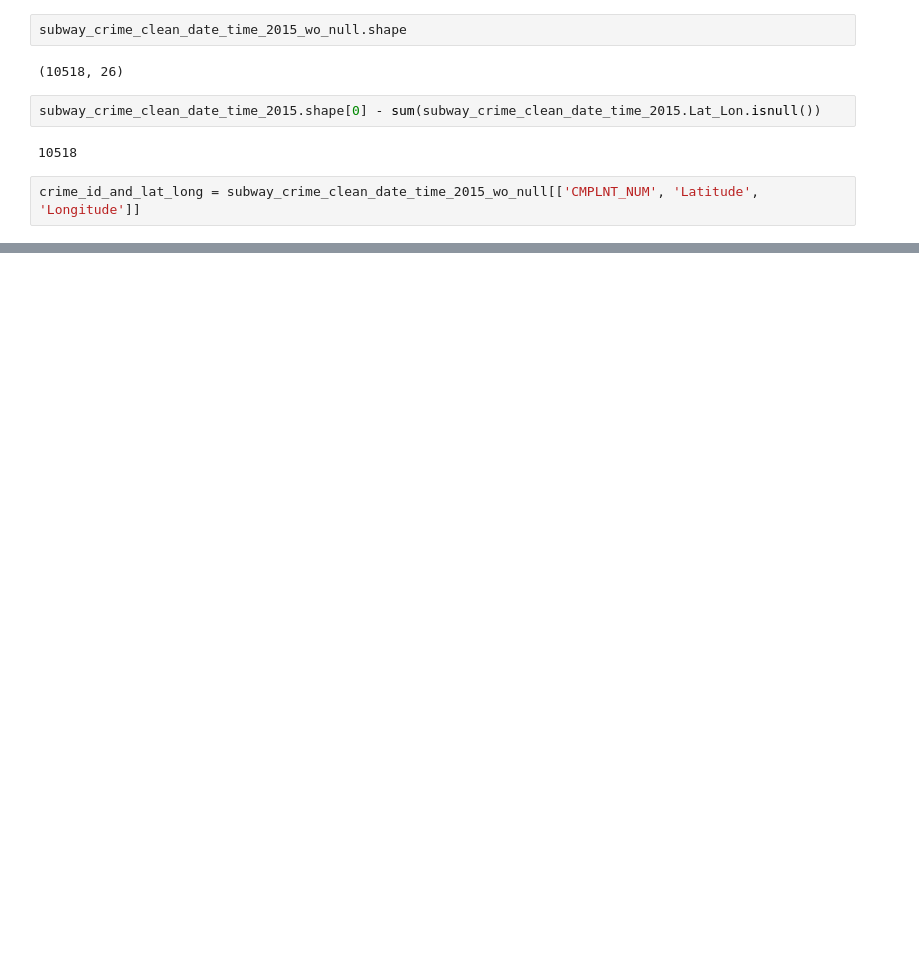
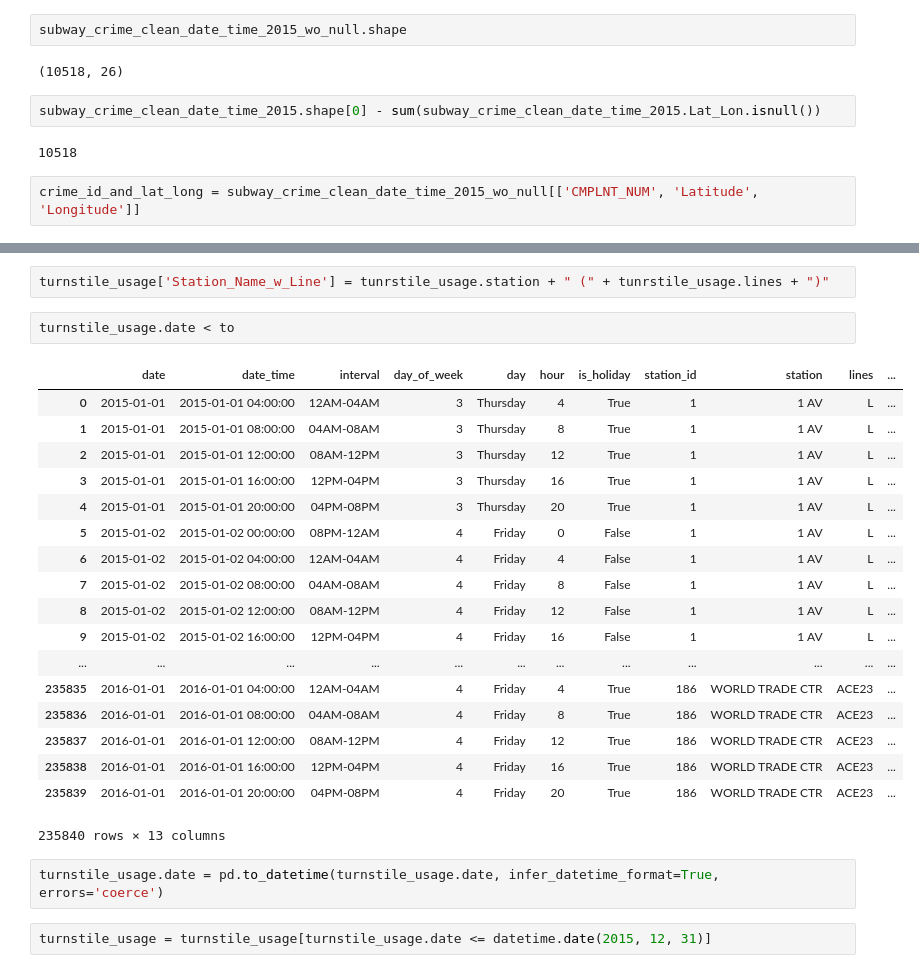
Before and after one commit to hw2312/fourcharsunder, a Jupyter notebook: crime/crime.ipynb, the cells around one changed output, grey strips where cells are left out. Cells and saved outputs as stored; diff of their text form; blank space fills up the shorter version.

```diff
--- a/crime/crime.ipynb
+++ b/crime/crime.ipynb
@@ -162,0 +337,27 @@ crime_id_and_lat_long.to_csv("crime_id_and_lat_long.csv", index=False)
+# %%
+turnstile_usage['Station_Name_w_Line'] = tunrstile_usage.station + " (" + tunrstile_usage.lines + ")"
+# %%
+turnstile_usage.date < to
+# %% [output]
+|  | date | date_time | interval | day_of_week | day | hour | is_holiday | station_id | station | lines | ... |
+| 0 | 2015-01-01 | 2015-01-01 04:00:00 | 12AM-04AM | 3 | Thursday | 4 | True | 1 | 1 AV | L | ... |
+| 1 | 2015-01-01 | 2015-01-01 08:00:00 | 04AM-08AM | 3 | Thursday | 8 | True | 1 | 1 AV | L | ... |
+| 2 | 2015-01-01 | 2015-01-01 12:00:00 | 08AM-12PM | 3 | Thursday | 12 | True | 1 | 1 AV | L | ... |
+| 3 | 2015-01-01 | 2015-01-01 16:00:00 | 12PM-04PM | 3 | Thursday | 16 | True | 1 | 1 AV | L | ... |
+| 4 | 2015-01-01 | 2015-01-01 20:00:00 | 04PM-08PM | 3 | Thursday | 20 | True | 1 | 1 AV | L | ... |
+| 5 | 2015-01-02 | 2015-01-02 00:00:00 | 08PM-12AM | 4 | Friday | 0 | False | 1 | 1 AV | L | ... |
+| 6 | 2015-01-02 | 2015-01-02 04:00:00 | 12AM-04AM | 4 | Friday | 4 | False | 1 | 1 AV | L | ... |
+| 7 | 2015-01-02 | 2015-01-02 08:00:00 | 04AM-08AM | 4 | Friday | 8 | False | 1 | 1 AV | L | ... |
+| 8 | 2015-01-02 | 2015-01-02 12:00:00 | 08AM-12PM | 4 | Friday | 12 | False | 1 | 1 AV | L | ... |
+| 9 | 2015-01-02 | 2015-01-02 16:00:00 | 12PM-04PM | 4 | Friday | 16 | False | 1 | 1 AV | L | ... |
+| ... | ... | ... | ... | ... | ... | ... | ... | ... | ... | ... | ... |
+| 235835 | 2016-01-01 | 2016-01-01 04:00:00 | 12AM-04AM | 4 | Friday | 4 | True | 186 | WORLD TRADE CTR | ACE23 | ... |
+| 235836 | 2016-01-01 | 2016-01-01 08:00:00 | 04AM-08AM | 4 | Friday | 8 | True | 186 | WORLD TRADE CTR | ACE23 | ... |
+| 235837 | 2016-01-01 | 2016-01-01 12:00:00 | 08AM-12PM | 4 | Friday | 12 | True | 186 | WORLD TRADE CTR | ACE23 | ... |
+| 235838 | 2016-01-01 | 2016-01-01 16:00:00 | 12PM-04PM | 4 | Friday | 16 | True | 186 | WORLD TRADE CTR | ACE23 | ... |
+| 235839 | 2016-01-01 | 2016-01-01 20:00:00 | 04PM-08PM | 4 | Friday | 20 | True | 186 | WORLD TRADE CTR | ACE23 | ... |
+235840 rows × 13 columns
+# %%
+turnstile_usage.date = pd.to_datetime(turnstile_usage.date, infer_datetime_format=True, errors='coerce')
+# %%
+turnstile_usage = turnstile_usage[turnstile_usage.date <= datetime.date(2015, 12, 31)]
```
Also changed, not shown: parts of 32 cells of this notebook, 7 other files.
